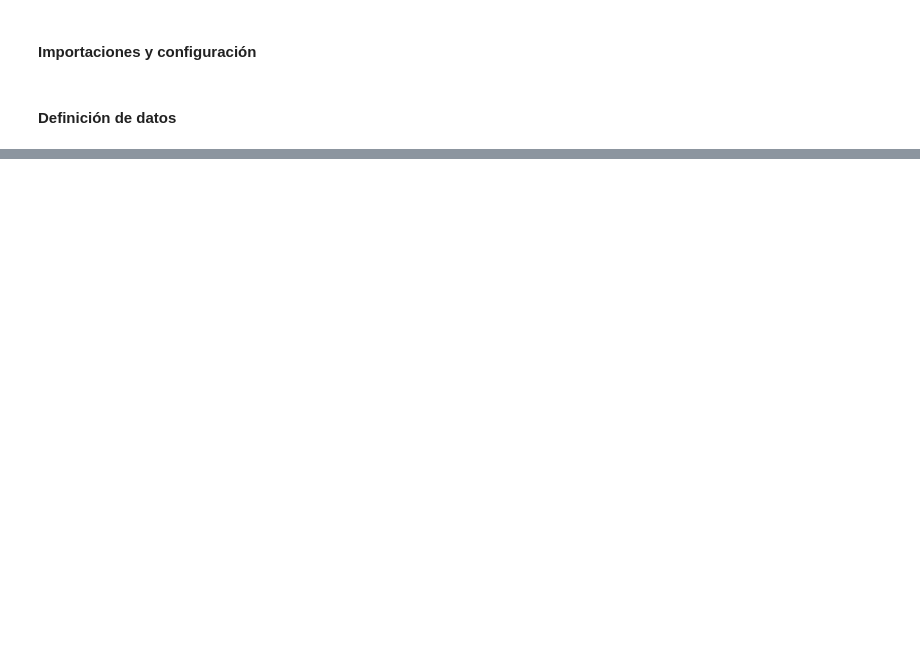
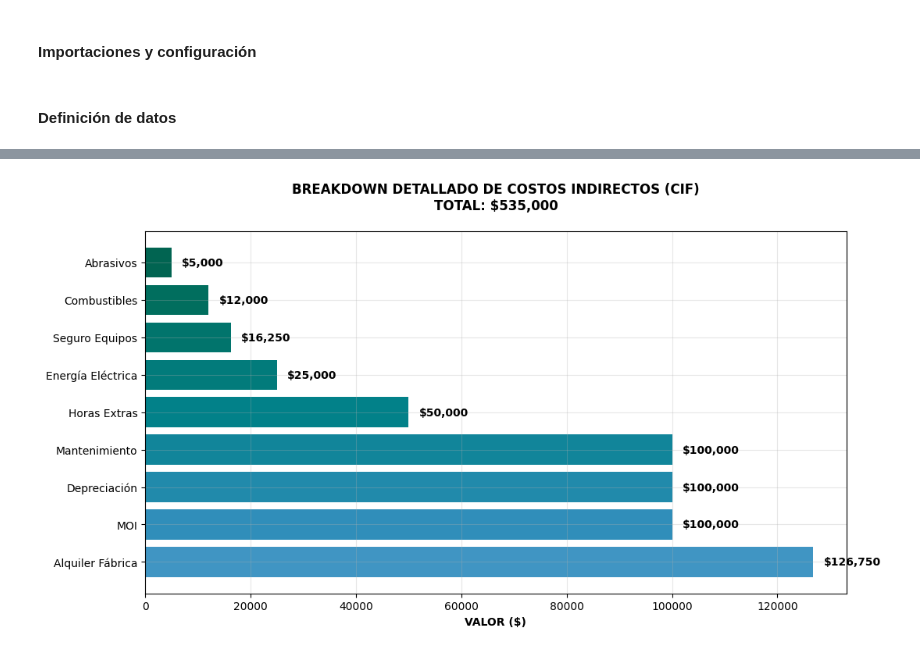
Before and after one commit to licette32/calculo-costos-rendimientos-2025, a Jupyter notebook: Parte-B/5B-costos.ipynb, the cells around one changed output, grey strips where cells are left out. Drawn from its saved outputs; the diff is of its cells as text; code cells hidden in the pictures; blank space fills up the shorter version.

Commit message:
feat: Se agrega sistema de análisis de costos con visualizaciones

```diff
--- a/Parte-B/5B-costos.ipynb
+++ b/Parte-B/5B-costos.ipynb
@@ -36,5 +39,8 @@ import matplotlib.pyplot as plt
 # %%
-# Configuración de estilo para los gráficos
+# Configuración de estilo
 plt.style.use('default')
+plt.rcParams['font.family'] = 'DejaVu Sans'
+plt.rcParams['axes.grid'] = True
+plt.rcParams['grid.alpha'] = 0.3
 # %% [markdown]
 #### Definición de datos
@@ -89,0 +241,37 @@ df_resumen
+# %%
+# Breakdown Detallado del CIF
+fig, ax = plt.subplots(figsize=(11, 6))
+
+# Componentes del CIF
+cif_components = {
+    'MOI': 100000,
+    'Depreciación': 100000,
+    'Mantenimiento': 100000,
+    'Alquiler Fábrica': 126750,
+    'Horas Extras': 50000,
+    'Combustibles': 12000,
+    'Energía Eléctrica': 25000,
+    'Abrasivos': 5000,
+    'Seguro Equipos': 16250
+}
+
+# Ordenar por valor
+sorted_cif = dict(sorted(cif_components.items(), key=lambda x: x[1], reverse=True))
+
+bars = ax.barh(list(sorted_cif.keys()), list(sorted_cif.values()),
+               color=cm.PuBuGn(np.linspace(0.6, 0.9, len(sorted_cif))))
+
+# Añadir valores
+for bar, valor in zip(bars, sorted_cif.values()):
+    width = bar.get_width()
+    ax.text(width + 2000, bar.get_y() + bar.get_height()/2,
+            f'${valor:,.0f}', ha='left', va='center',
+            fontweight='bold', fontsize=10)
+
+ax.set_xlabel('VALOR ($)', fontweight='bold')
+ax.set_title('BREAKDOWN DETALLADO DE COSTOS INDIRECTOS (CIF)\nTOTAL: $535,000',
+             fontweight='bold', pad=20)
+plt.tight_layout()
+plt.show()
+# %% [output]
+[figure, added]
```
Also changed, not shown: parts of 24 cells of this notebook, 1 other file.
